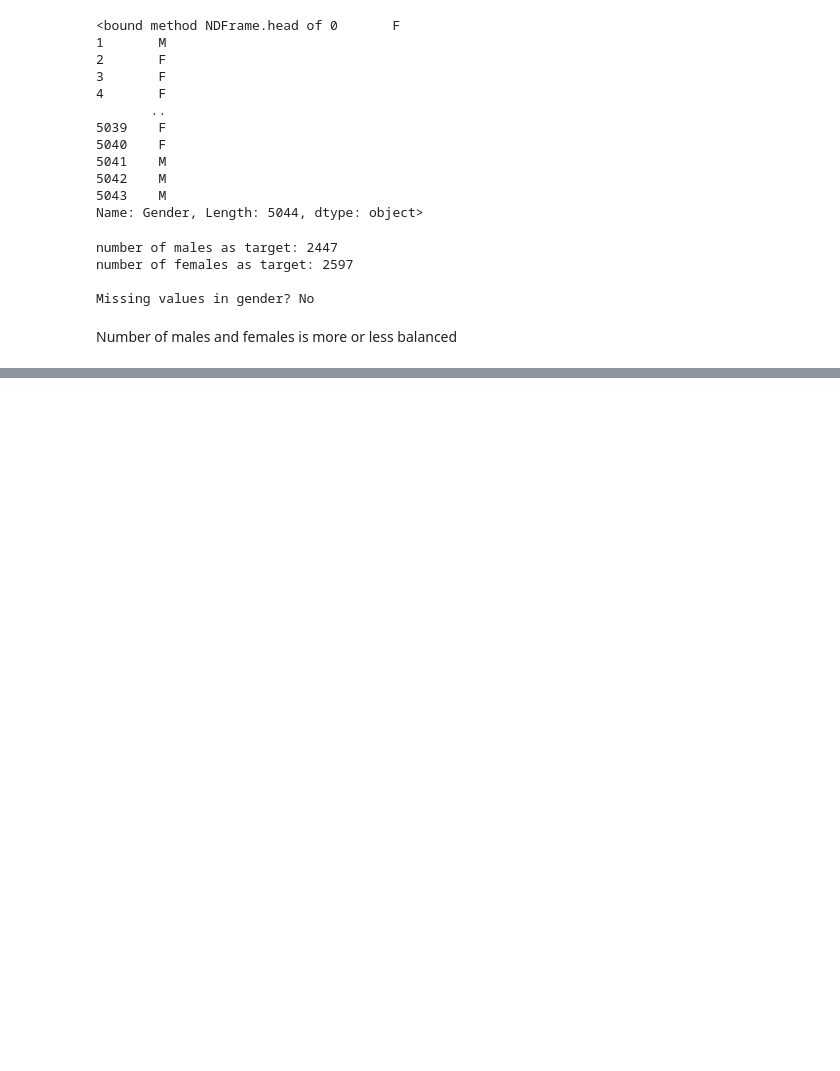
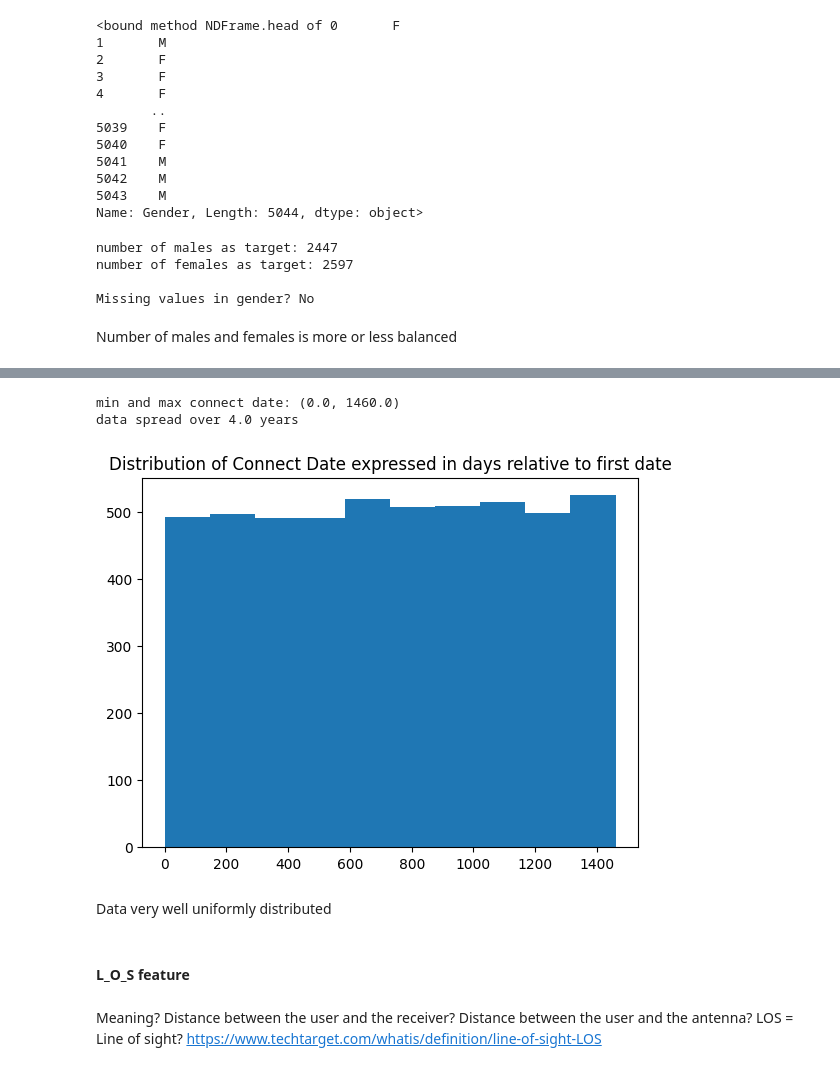
Before and after one commit to Yiannis7918/Advanced_Analytics_2024, a Jupyter notebook: Assignment_1/Scripts_Greg/Exploration_dataset.ipynb, the cells around one changed output, grey strips where cells are left out. Drawn from its saved outputs; the diff is of its cells as text; code cells hidden in the pictures; blank space fills up the shorter version.

```diff
--- a/Assignment_1/Scripts_Greg/Exploration_dataset.ipynb
+++ b/Assignment_1/Scripts_Greg/Exploration_dataset.ipynb
@@ -114,0 +187,13 @@ Number of males and females is more or less balanced
+# %%
+#transform all dates to a number
+def convert_to_timestamp(date_str):
+    return time.mktime(datetime.datetime.strptime(date_str, "%d/%m/%y").timetuple())/3600/24 #expressed in second I think, so I convert it to days
+
+dataset['Connect_Date_tmstp'] = dataset['Connect_Date'].apply(convert_to_timestamp)
+print(dataset["Connect_Date_tmstp"].head)
+#expressed in days
+
+#shift by removing the minimal value to every observation, try to have smaller numbers
+dataset['Connect_Date_tmstp_shift'] = dataset['Connect_Date_tmstp'] - np.min(dataset['Connect_Date_tmstp'])
+print(dataset["Connect_Date_tmstp_shift"].head)
+#expressed in days relative to the first date in the dataset
@@ -114,0 +218,23 @@ Number of males and females is more or less balanced
+# %%
+min_Connect_Date = np.min(dataset["Connect_Date_tmstp_shift"])
+max_Connect_Date = np.max(dataset["Connect_Date_tmstp_shift"])
+
+print(f"min and max connect date: {min_Connect_Date, max_Connect_Date}")
+print(f"data spread over {1460/365} years")
+# %% [output]
+min and max connect date: (0.0, 1460.0)
+data spread over 4.0 years
+# %%
+plt.hist(dataset["Connect_Date_tmstp_shift"])
+plt.title("Distribution of Connect Date expressed in days relative to first date")
+plt.show()
+# %% [output]
+[figure, added]
+# %% [markdown]
+Data very well uniformly distributed
+# %% [markdown]
+<h4>L_O_S feature</h4>
+# %% [markdown]
+Meaning? Distance between the user and the receiver? Distance between the user and the antenna?</br>
+LOS = Line of sight? </br>
+https://www.techtarget.com/whatis/definition/line-of-sight-LOS
```
Also changed, not shown: parts of 17 cells of this notebook, 1 other file.
